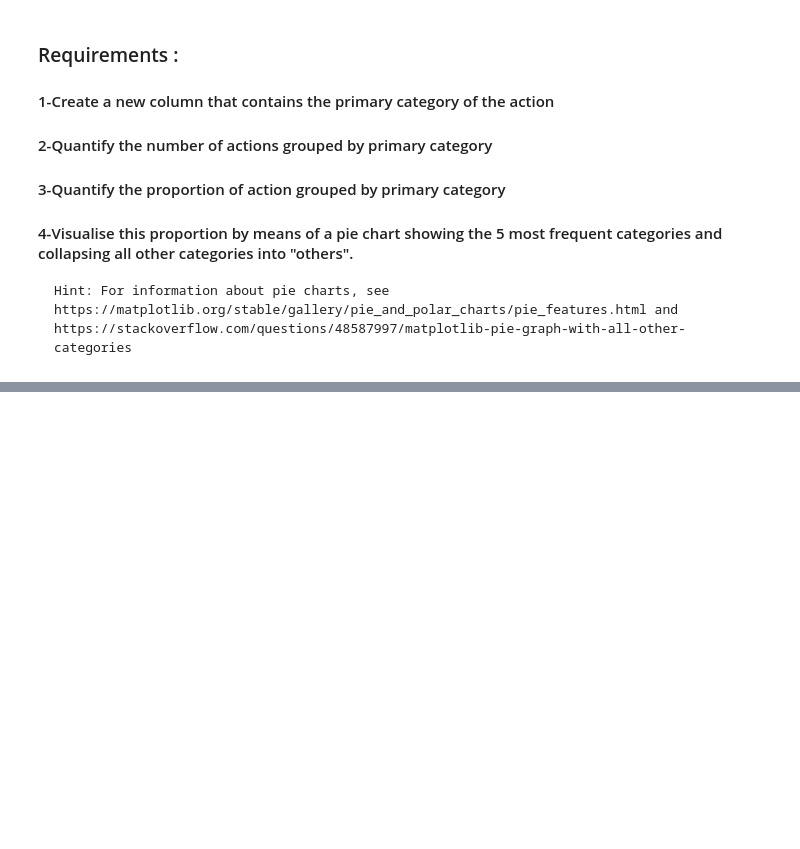
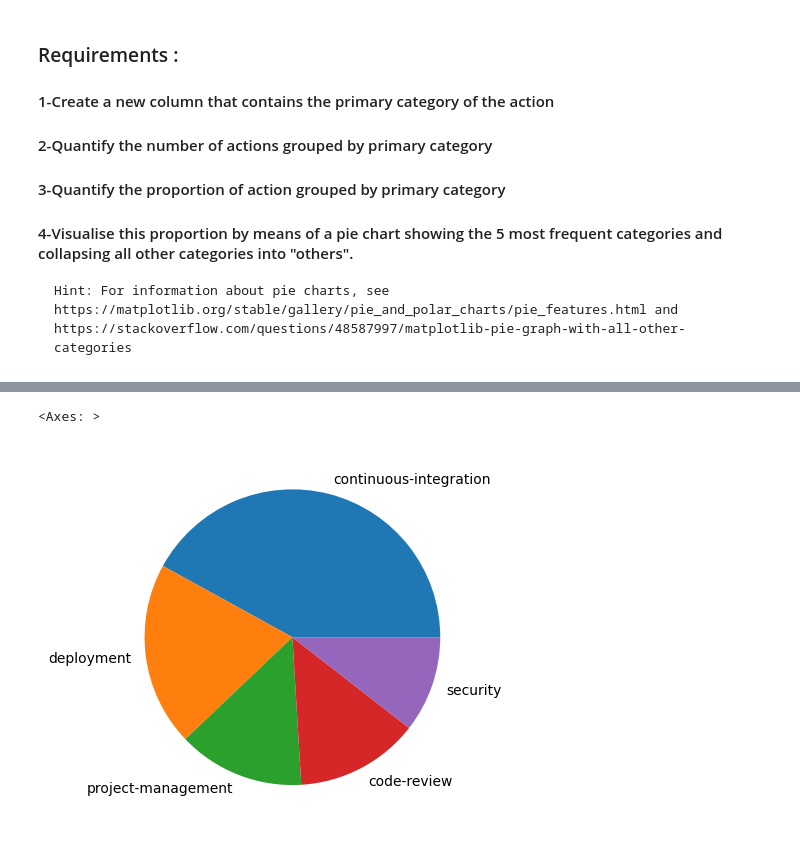
Before and after one commit to Randi-Dcht/umons_softwareEvolution_tp_3, a Jupyter notebook: notebooks/questions.ipynb, the cells around one changed output, grey strips where cells are left out. Cells and saved outputs as stored; diff of their text form; code cells hidden in the pictures; blank space fills up the shorter version.

```diff
--- a/notebooks/questions.ipynb
+++ b/notebooks/questions.ipynb
@@ -252,3 +252,7 @@ df_actions
 #### 3-Quantify the proportion of action grouped by primary category
 #### 4-Visualise this proportion by means of a pie chart showing the 5 most frequent categories and collapsing all other categories into "others".
     Hint: For information about pie charts, see https://matplotlib.org/stable/gallery/pie_and_polar_charts/pie_features.html and https://stackoverflow.com/questions/48587997/matplotlib-pie-graph-with-all-other-categories
+# %%
+# create a new column that contains the primary category of the action
+df_actions['primary_category'] = df_actions['category'].apply(lambda x: x[0])
+df_actions
@@ -254,0 +317,6 @@ df_actions
+# %%
+# visualise this proportion by means of a pie chart showing the 5 most frequent categories and collapsing all other categories into "others"
+df_actions.groupby('primary_category').size().sort_values(ascending=False).head(5).plot.pie()
+# %% [output]
+<Axes: >
+[figure, added]
```
Also changed, not shown: parts of 3 cells of this notebook.
